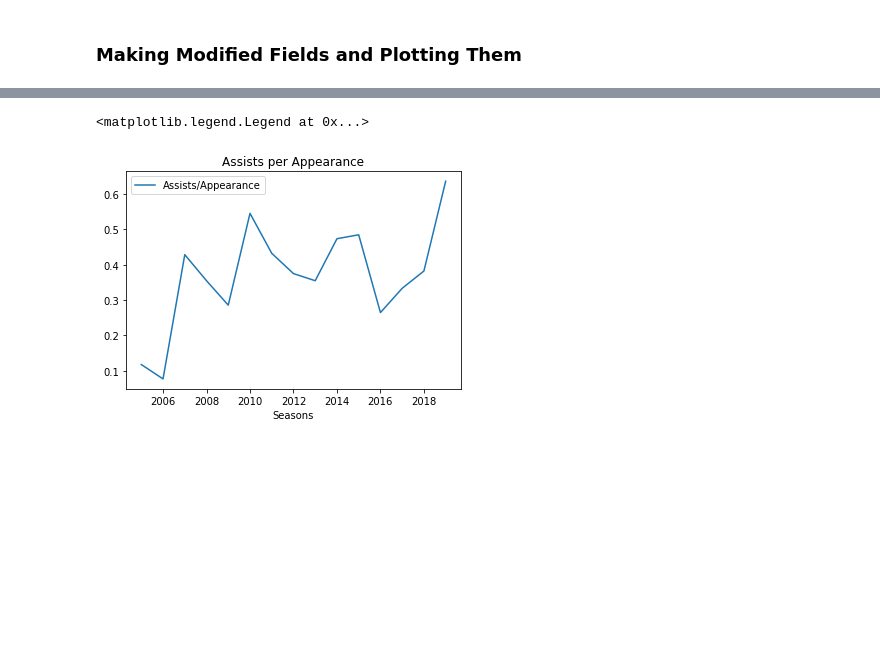
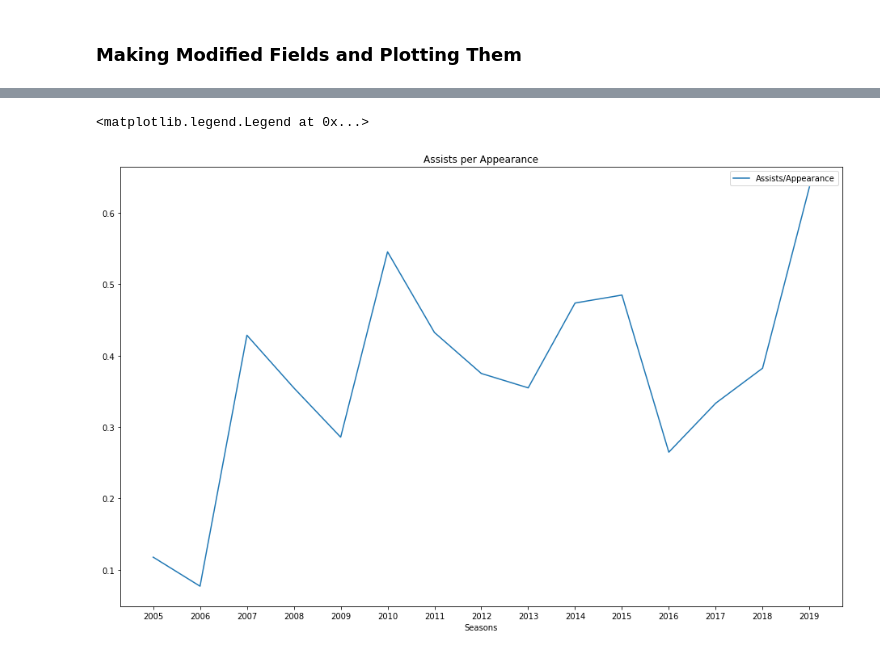
Before and after one commit to Pandey23000Om/European_Football, a Jupyter notebook: Messi_Stats.ipynb, the cells around one changed output, grey strips where cells are left out. Cells and saved outputs as stored; diff of their text form; code cells hidden in the pictures; blank space fills up the shorter version.

```diff
--- a/Messi_Stats.ipynb
+++ b/Messi_Stats.ipynb
@@ -40,6 +40,8 @@ messi_dict
   2019]}
 # %%
 messi_df=pd.DataFrame(messi_dict)
+# %%
+messi_df.Seasons = messi_df.Seasons.astype(str)
 # %%
 print(messi_df)
 # %% [output]
@@ -88,9 +92,10 @@ plt.legend()
 # %%
+plt.figure(figsize=(16,10))
 plt.plot(messi_df.Seasons, assist_per_appearance, label="Assists/Appearance")
 plt.title("Assists per Appearance")
 plt.xlabel("Seasons")
 plt.legend()
 # %% [output]
 <matplotlib.legend.Legend at 0x...>
-[figure, old version]
+[figure, new version]
 # %%
```
Also changed, not shown: parts of 3 cells of this notebook.
